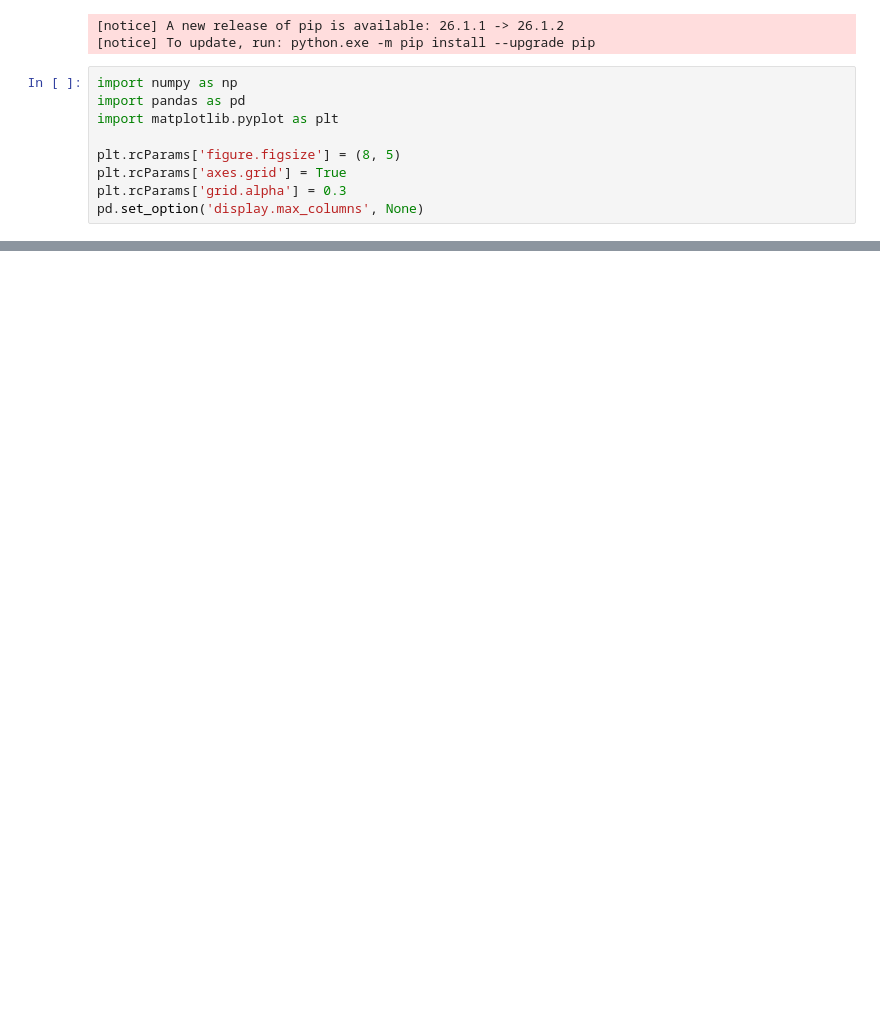
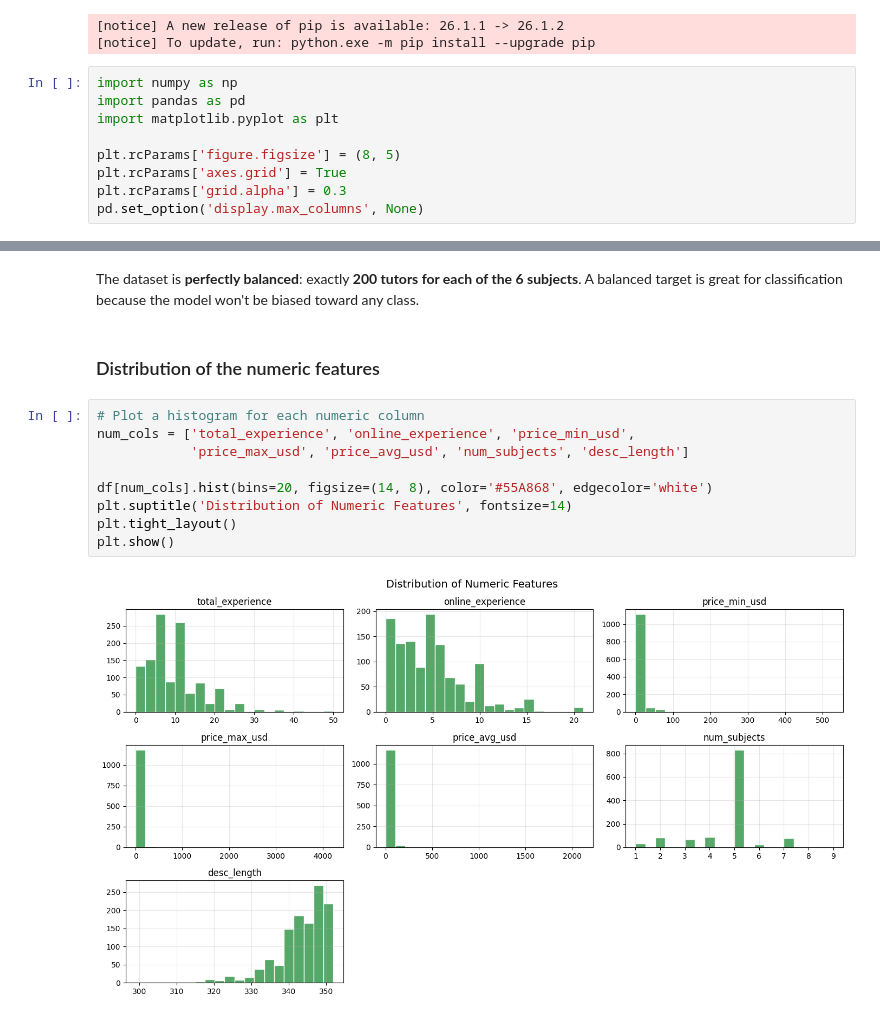
Before and after one commit to SaffiSardar/Personal_WebScraping_teacheronscraper_Project, a Jupyter notebook: code.ipynb, the cells around one changed output, grey strips where cells are left out. Drawn from its saved outputs; the diff is of its cells as text; blank space fills up the shorter version.

```diff
--- a/code.ipynb
+++ b/code.ipynb
@@ -37,0 +172,16 @@ FileNotFoundError: [Errno 2] No such file or directory: 'tutors_ml_dataset.csv'
+# %% [markdown]
+The dataset is **perfectly balanced**: exactly **200 tutors for each of the 6 subjects**.
+A balanced target is great for classification because the model won't be biased toward any class.
+# %% [markdown]
+### Distribution of the numeric features
+# %%
+# Plot a histogram for each numeric column
+num_cols = ['total_experience', 'online_experience', 'price_min_usd',
+            'price_max_usd', 'price_avg_usd', 'num_subjects', 'desc_length']
+
+df[num_cols].hist(bins=20, figsize=(14, 8), color='#55A868', edgecolor='white')
+plt.suptitle('Distribution of Numeric Features', fontsize=14)
+plt.tight_layout()
+plt.show()
+# %% [output]
+[figure, added]
```
Also changed, not shown: parts of 46 cells of this notebook, 1 other file.
